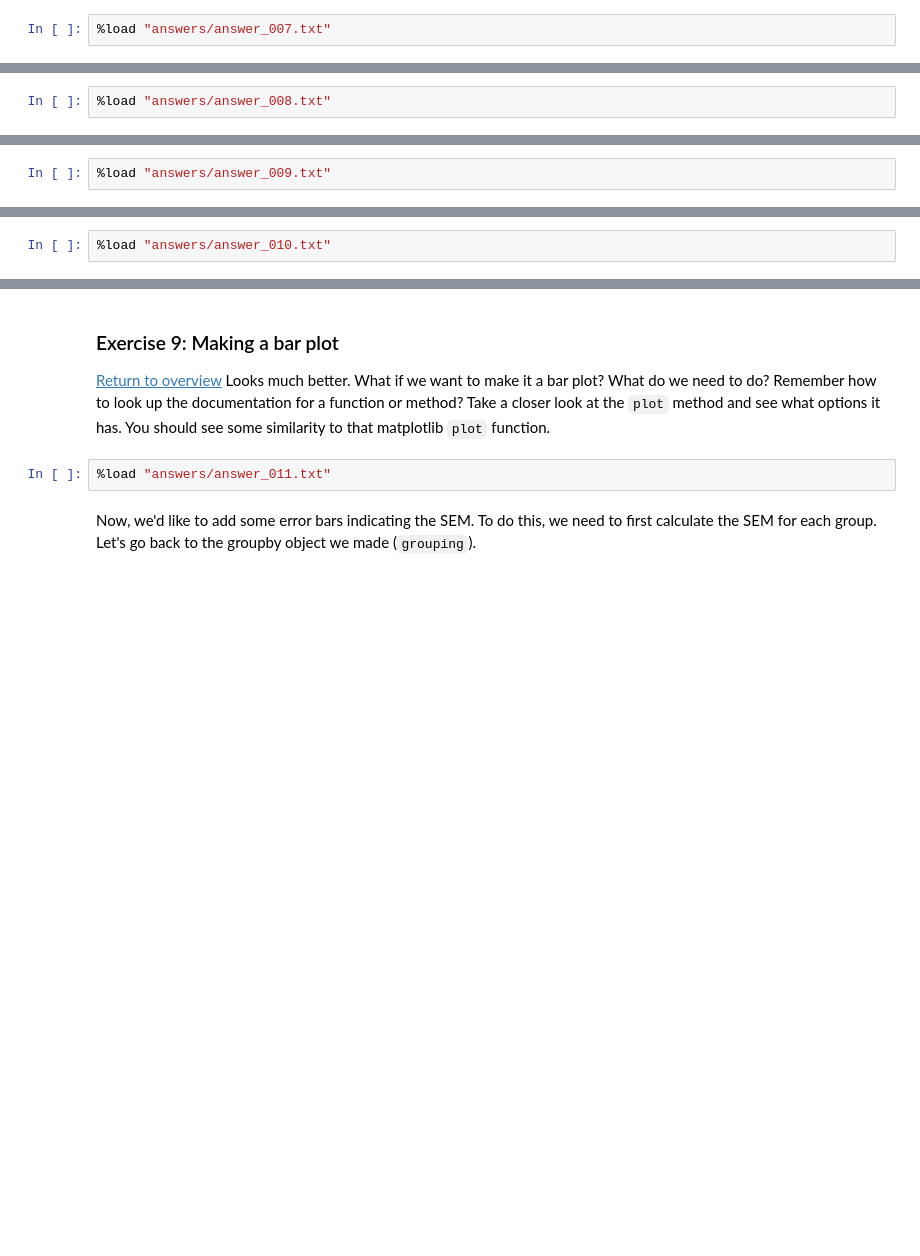
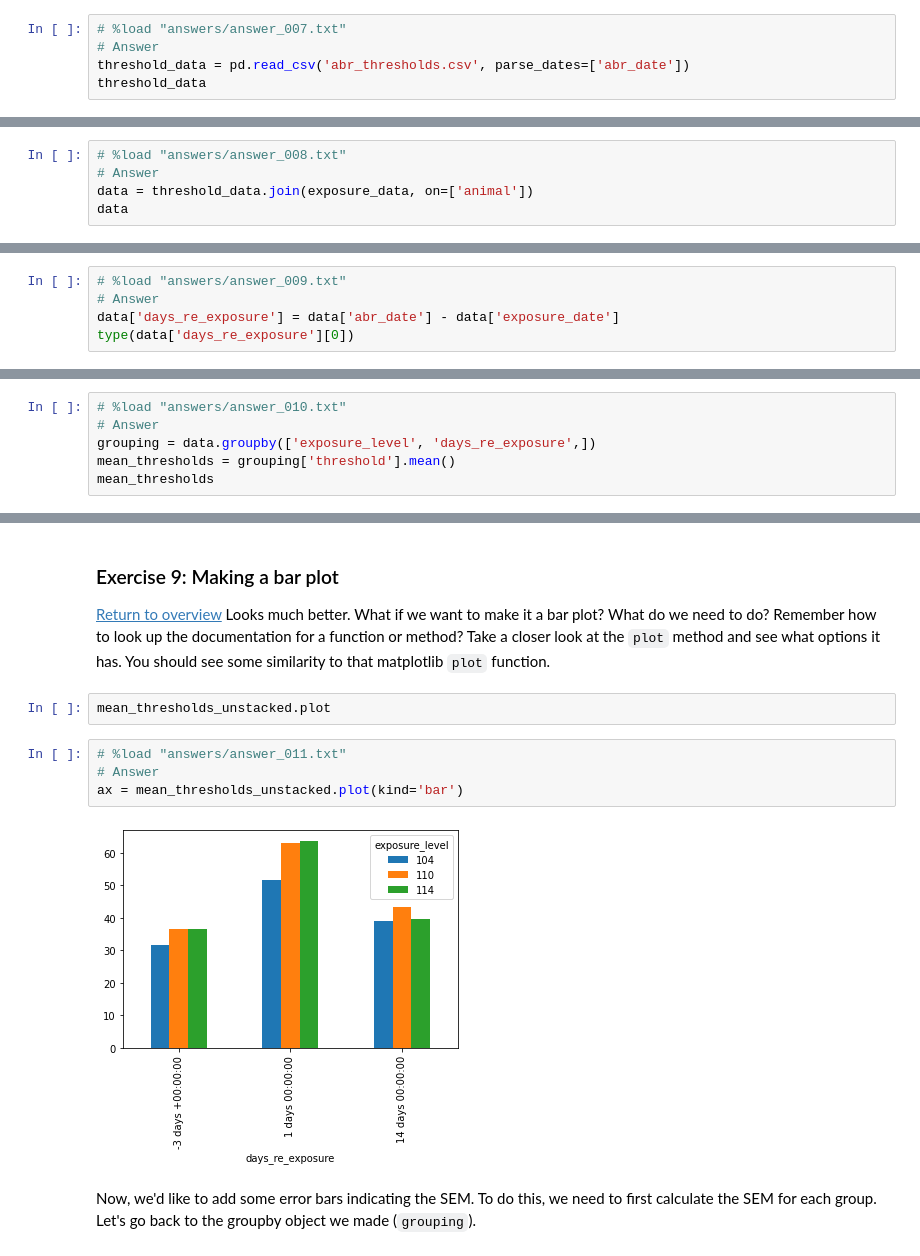
Before and after one commit to svdavid/NEUS642, a Jupyter notebook: notebooks/week3_01-18_pandas/working_with_dataframes_teacher.ipynb, the cells around one changed output, grey strips where cells are left out. Cells and saved outputs as stored; diff of their text form; blank space fills up the shorter version.

```diff
--- a/notebooks/week3_01-18_pandas/working_with_dataframes_teacher.ipynb
+++ b/notebooks/week3_01-18_pandas/working_with_dataframes_teacher.ipynb
@@ -196,4 +274,7 @@ Go ahead and replace the `...` in the code below to properly parse the date stri
 
 Now the value is a `Timestamp` instead of a string. That lets us do some very nice date-related math (which we will get to in a little bit). Now write the code to read in the `abr_thresholds.csv` file and save it in a variable called `threshold_data`. This file does not have a single column that can be used as an index. There are ways to make combine multiple columns to form a special type of index known as a hierarchial index (i.e., `MultiIndex` in Pandas terminology). We will save this for a future lecture. For now, let's just have Pandas automatically create a numbered index for us. Dates are stord in the `abr_date` column.
 # %%
-%load "answers/answer_007.txt"
+# %load "answers/answer_007.txt"
+# Answer
+threshold_data = pd.read_csv('abr_thresholds.csv', parse_dates=['abr_date'])
+threshold_data
@@ -211,4 +306,7 @@ Go ahead and replace the `...` in the code below to join the tables together and
     data = threshold_data.join(...)
     data
 # %%
-%load "answers/answer_008.txt"
+# %load "answers/answer_008.txt"
+# Answer
+data = threshold_data.join(exposure_data, on=['animal'])
+data
@@ -243,2 +362,5 @@ Yes, it's as simple as subtracting the two columns. Go ahead and try it. Hint, t
 # %%
-%load "answers/answer_009.txt"
+# %load "answers/answer_009.txt"
+# Answer
+data['days_re_exposure'] = data['abr_date'] - data['exposure_date']
+type(data['days_re_exposure'][0])
@@ -279,2 +421,6 @@ To achieve the requested result? Go ahead and try it?
 # %%
-%load "answers/answer_010.txt"
+# %load "answers/answer_010.txt"
+# Answer
+grouping = data.groupby(['exposure_level', 'days_re_exposure',])
+mean_thresholds = grouping['threshold'].mean()
+mean_thresholds
@@ -296,8 +464,14 @@ ax = mean_thresholds_unstacked.plot()
 ### Exercise 9: Making a bar plot
 <a href="#Overview">Return to overview</a>
 Looks much better. What if we want to make it a bar plot? What do we need to do? Remember how to look up the documentation for a function  or method? Take a closer look at the `plot` method and see what options it has. You should see some similarity to that matplotlib `plot` function.
+# %%
+mean_thresholds_unstacked.plot
 # %%
-%load "answers/answer_011.txt"
+# %load "answers/answer_011.txt"
+# Answer
+ax = mean_thresholds_unstacked.plot(kind='bar')
+# %% [output]
+[figure, added]
 # %% [markdown]
 Now, we'd like to add some error bars indicating the SEM. To do this, we need to first calculate the SEM for each group. Let's go back to the groupby object we made (`grouping`).
 # %%
```
Also changed, not shown: parts of 37 cells of this notebook, 16 other files.
